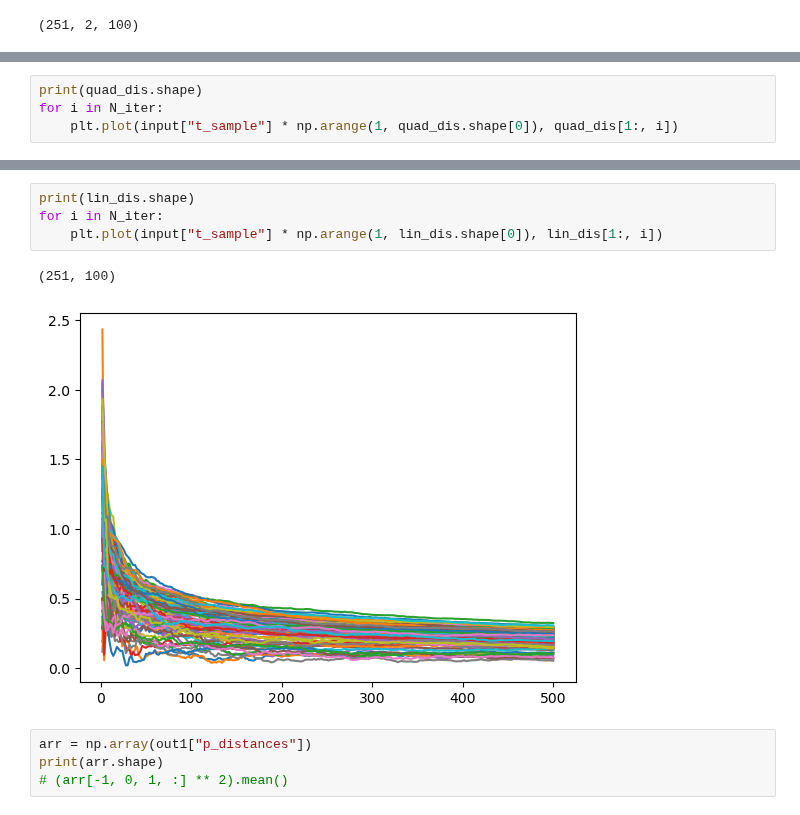
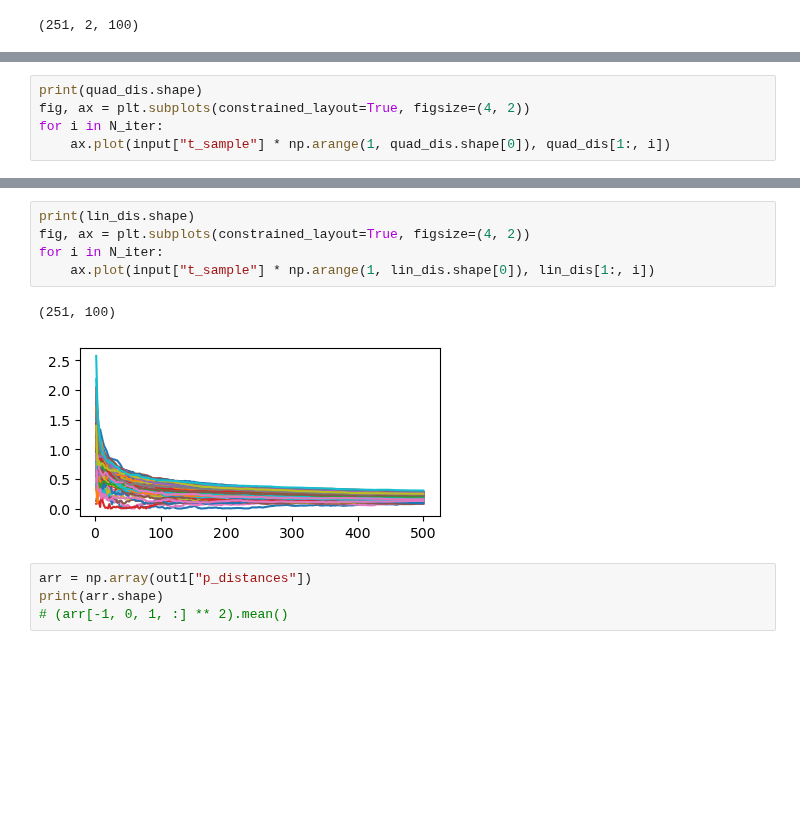
Before and after one commit to Priesemann-Group/neuro_op, a Jupyter notebook: notebooks/Testing_param.ipynb, the cells around one changed output, grey strips where cells are left out. Drawn from its saved outputs; the diff is of its cells as text; blank space fills up the shorter version.

```diff
--- a/notebooks/Testing_param.ipynb
+++ b/notebooks/Testing_param.ipynb
@@ -192,6 +192,7 @@ kld.mean(axis=i).shape
 # %%
 print(quad_dis.shape)
+fig, ax = plt.subplots(constrained_layout=True, figsize=(4, 2))
 for i in N_iter:
-    plt.plot(input["t_sample"] * np.arange(1, quad_dis.shape[0]), quad_dis[1:, i])
+    ax.plot(input["t_sample"] * np.arange(1, quad_dis.shape[0]), quad_dis[1:, i])
 # %% [output]
 (251, 100)
@@ -199,10 +200,11 @@ for i in N_iter:
 # %%
 print(lin_dis.shape)
+fig, ax = plt.subplots(constrained_layout=True, figsize=(4, 2))
 for i in N_iter:
-    plt.plot(input["t_sample"] * np.arange(1, lin_dis.shape[0]), lin_dis[1:, i])
+    ax.plot(input["t_sample"] * np.arange(1, lin_dis.shape[0]), lin_dis[1:, i])
 # %% [output]
 (251, 100)
-[figure, old version]
+[figure, new version]
 # %%
 arr = np.array(out1["p_distances"])
 print(arr.shape)
```
Also changed, not shown: parts of 6 cells of this notebook, 4 other files.
